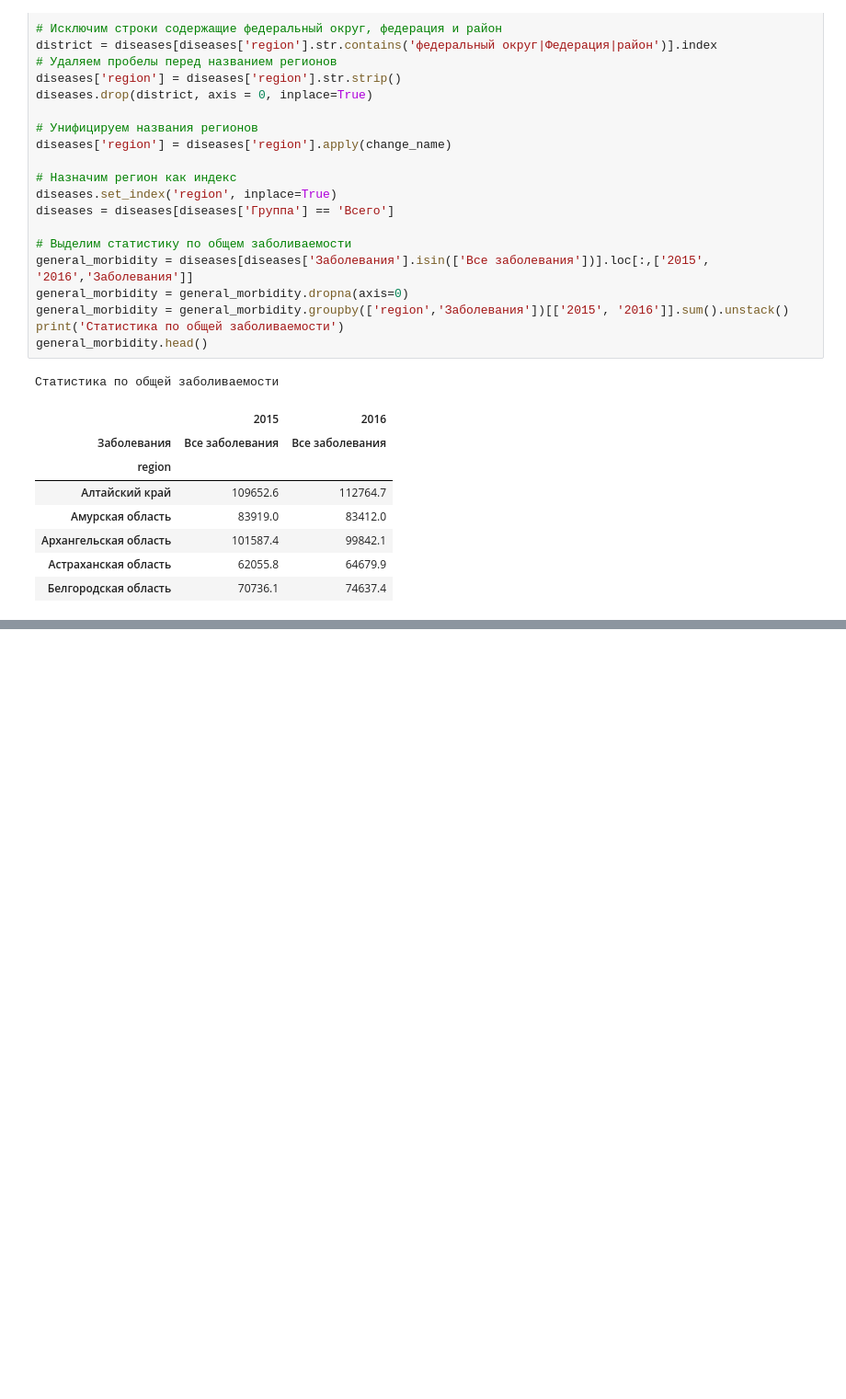
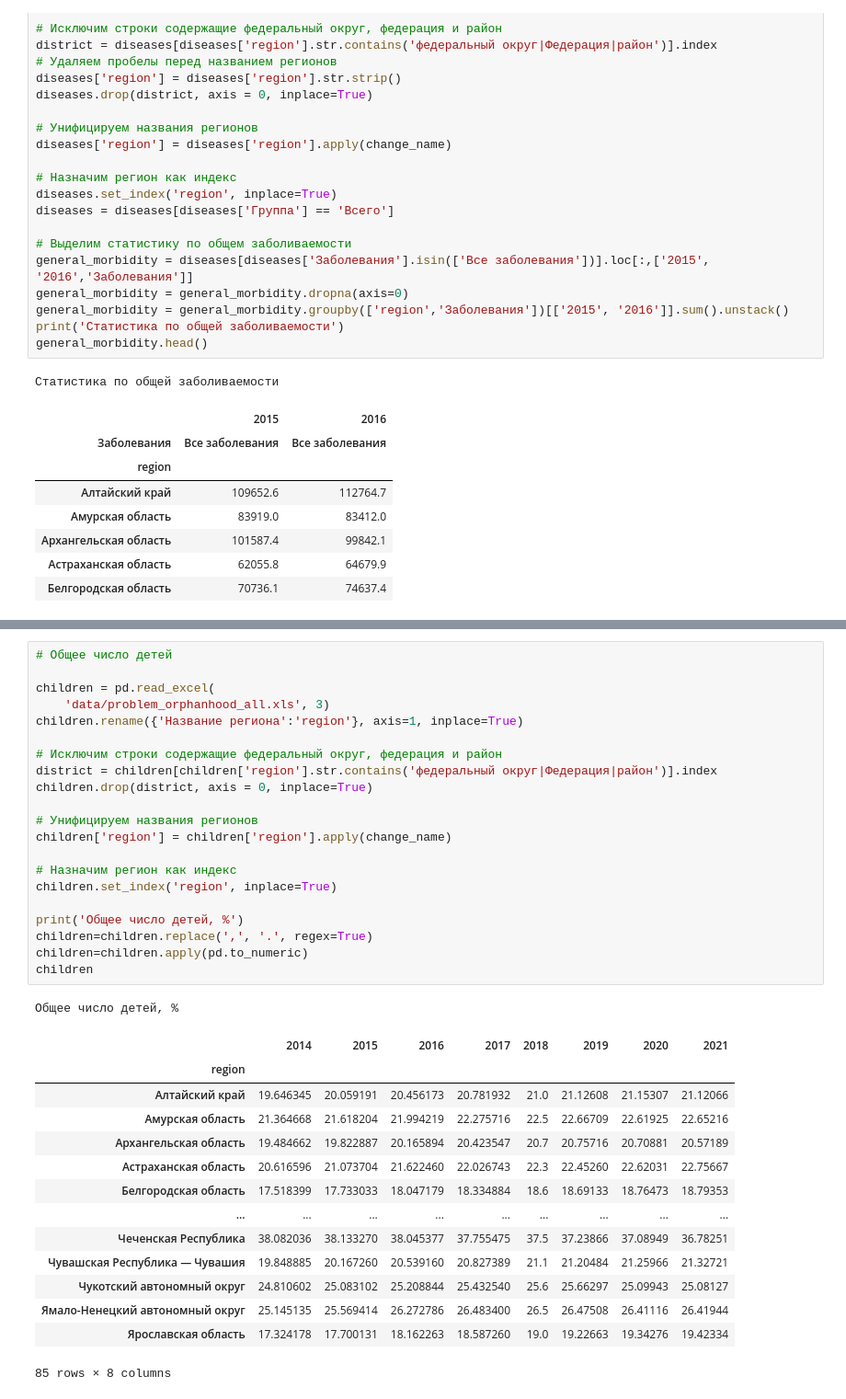
Before and after one commit to banzarkhan/ngo-clasterization, a Jupyter notebook: ngo-clasterization.ipynb, the cells around one changed output, grey strips where cells are left out. Shown at 92% size. Cells and saved outputs as stored; diff of their text form; blank space fills up the shorter version.

```diff
--- a/ngo-clasterization.ipynb
+++ b/ngo-clasterization.ipynb
@@ -806,0 +901,37 @@ population
+# %%
+# Общее число детей
+
+children = pd.read_excel(
+    'data/problem_orphanhood_all.xls', 3)
+children.rename({'Название региона':'region'}, axis=1, inplace=True)
+
+# Исключим строки содержащие федеральный округ, федерация и район
+district = children[children['region'].str.contains('федеральный округ|Федерация|район')].index
+children.drop(district, axis = 0, inplace=True)
+
+# Унифицируем названия регионов
+children['region'] = children['region'].apply(change_name)
+
+# Назначим регион как индекс
+children.set_index('region', inplace=True)
+
+print('Общее число детей, %')
+children=children.replace(',', '.', regex=True)
+children=children.apply(pd.to_numeric)
+children
+# %% [output]
+Общее число детей, %
+|  | 2014 | 2015 | 2016 | 2017 | 2018 | 2019 | 2020 | 2021 |
+| region |  |  |  |  |  |  |  |  |
+| Алтайский край | 19.646345 | 20.059191 | 20.456173 | 20.781932 | 21.0 | 21.12608 | 21.15307 | 21.12066 |
+| Амурская область | 21.364668 | 21.618204 | 21.994219 | 22.275716 | 22.5 | 22.66709 | 22.61925 | 22.65216 |
+| Архангельская область | 19.484662 | 19.822887 | 20.165894 | 20.423547 | 20.7 | 20.75716 | 20.70881 | 20.57189 |
+| Астраханская область | 20.616596 | 21.073704 | 21.622460 | 22.026743 | 22.3 | 22.45260 | 22.62031 | 22.75667 |
+| Белгородская область | 17.518399 | 17.733033 | 18.047179 | 18.334884 | 18.6 | 18.69133 | 18.76473 | 18.79353 |
+| ... | ... | ... | ... | ... | ... | ... | ... | ... |
+| Чеченская Республика | 38.082036 | 38.133270 | 38.045377 | 37.755475 | 37.5 | 37.23866 | 37.08949 | 36.78251 |
+| Чувашская Республика — Чувашия | 19.848885 | 20.167260 | 20.539160 | 20.827389 | 21.1 | 21.20484 | 21.25966 | 21.32721 |
+| Чукотский автономный округ | 24.810602 | 25.083102 | 25.208844 | 25.432540 | 25.6 | 25.66297 | 25.09943 | 25.08127 |
+| Ямало-Ненецкий автономный округ | 25.145135 | 25.569414 | 26.272786 | 26.483400 | 26.5 | 26.47508 | 26.41116 | 26.41944 |
+| Ярославская область | 17.324178 | 17.700131 | 18.162263 | 18.587260 | 19.0 | 19.22663 | 19.34276 | 19.42334 |
+85 rows × 8 columns
```
Also changed, not shown: parts of 73 cells of this notebook.
